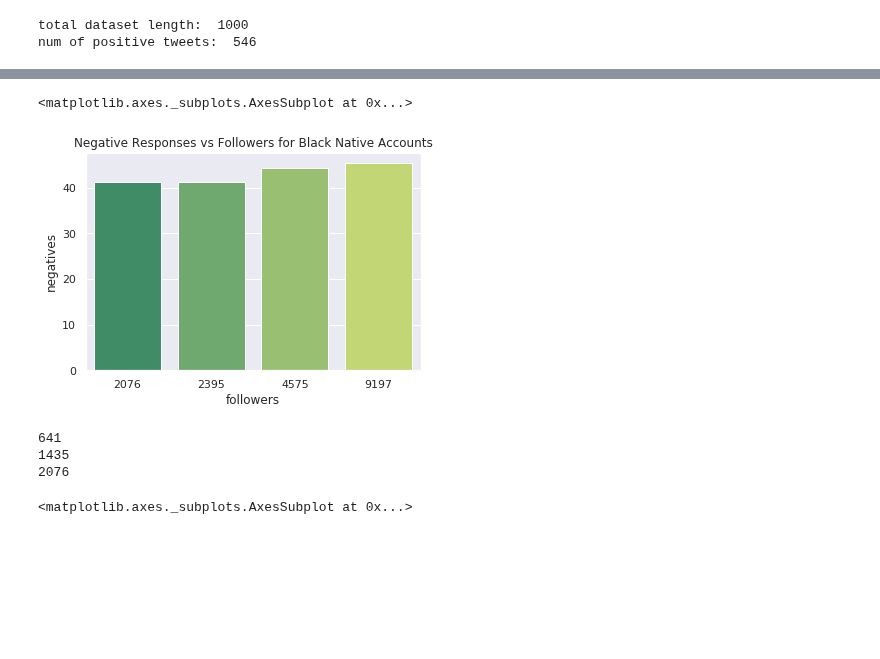
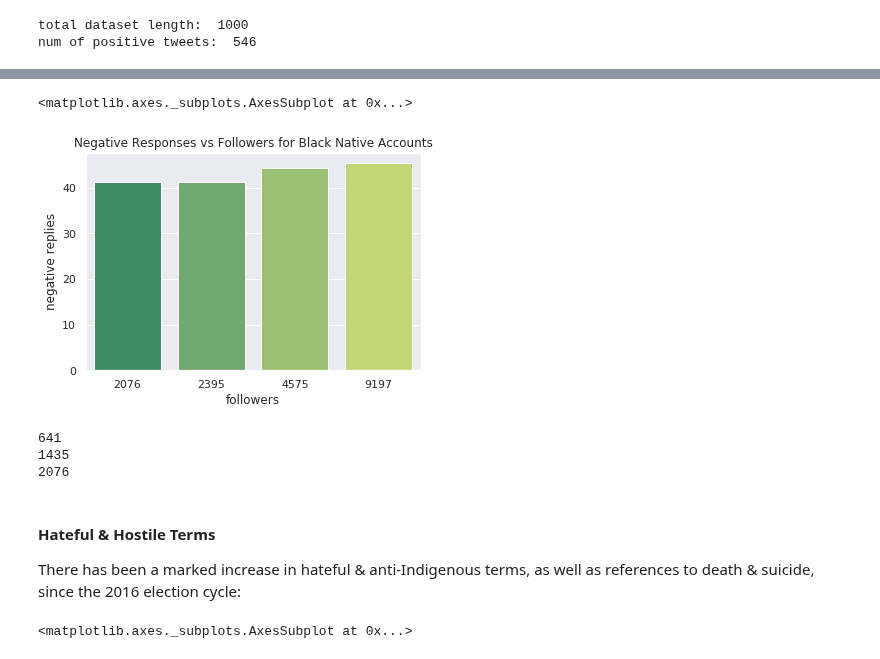
Before and after one commit to IndigenousEngineering/In-Reply, a Jupyter notebook: in_reply_1.ipynb, the cells around one changed output, grey strips where cells are left out. Cells and saved outputs as stored; diff of their text form; code cells hidden in the pictures; blank space fills up the shorter version.

```diff
--- a/in_reply_1.ipynb
+++ b/in_reply_1.ipynb
@@ -1551,11 +1551,11 @@ accts = ['Account 1','Account 2',
 
 positives = [59.46, 58.8, 55.6, 54.6]
 
-negatives = [41.22, 41.2, 44.4, 45.4]
+negative_replies = [41.22, 41.2, 44.4, 45.4]
 
 followers = [2076, 2395, 4575, 9197]
 
-df = pd.DataFrame(list(zip(accts, positives, negatives, followers)), columns=['account','positives','negatives','followers'])
+df = pd.DataFrame(list(zip(accts, positives, negative_replies, followers)), columns=['account','positives','negative replies','followers'])
 
 df.head()
 # %% [output]
@@ -1567,9 +1573,9 @@ df.head()
 # %%
 plt.title('Negative Responses vs Followers for Black Native Accounts')
-sns.barplot(x='followers', y='negatives', data=df, palette='summer')
+sns.barplot(x='followers', y='negative replies', data=df, palette='summer')
 # %% [output]
 <matplotlib.axes._subplots.AxesSubplot at 0x...>
-[figure, old version]
+[figure, new version]
 # %%
 terms_df_2020['date'] = 'July 2016 - 2020'
 
@@ -1586,6 +1592,10 @@ print(len(terms_2016_2020))
 641
 1435
 2076
+# %% [markdown]
+#### Hateful & Hostile Terms
+
+There has been a marked increase in hateful & anti-Indigenous terms, as well as references to death & suicide, since the 2016 election cycle:
 # %%
 terms_2016_2020.groupby("date").term.value_counts().plot.bar(figsize=(12,6))
 # %% [output]
```
Also changed, not shown: parts of 5 cells of this notebook.
